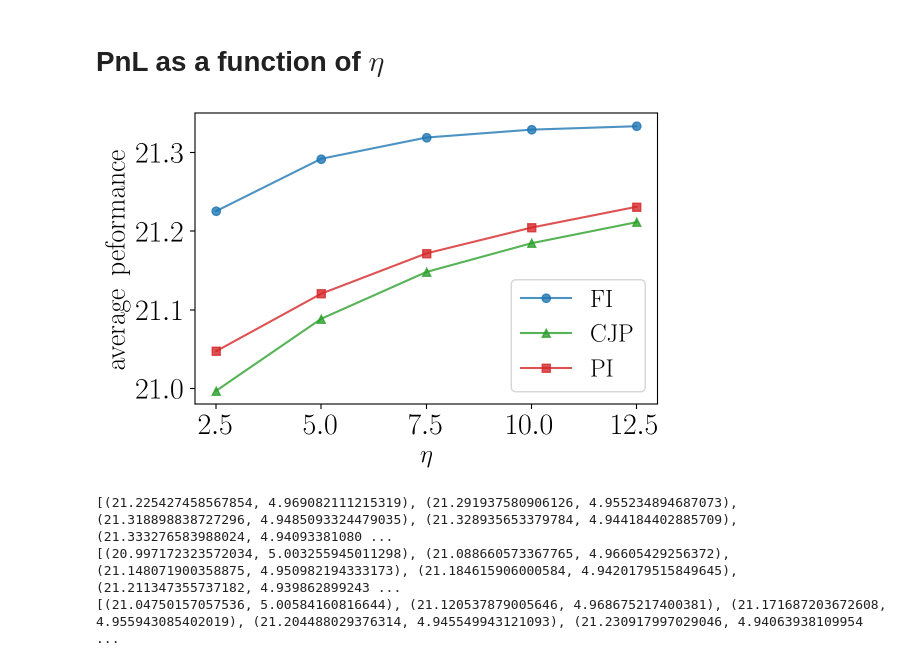
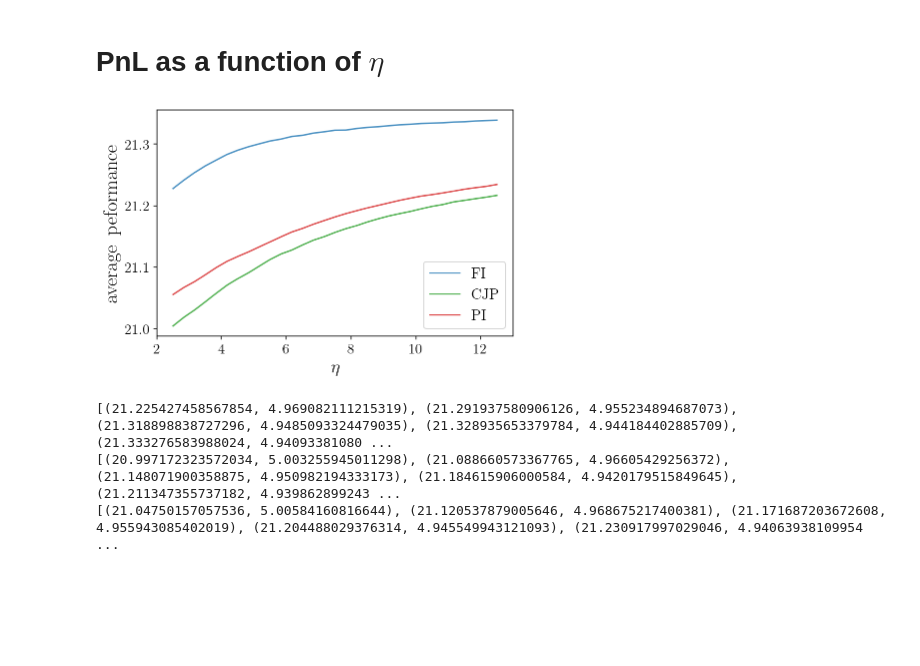
Before and after one commit to AdrienMathieu-eng/MM-with-fads, a Jupyter notebook: mm-informed-uninformed.ipynb, the cells around one changed output. Saved outputs shown, nothing was run; the diff lists cells and outputs as text; code cells hidden in the pictures; blank space fills up the shorter version.

```diff
--- a/mm-informed-uninformed.ipynb
+++ b/mm-informed-uninformed.ipynb
@@ -487,7 +483,18 @@ PnL_table_CJ_p = []
+# %%
+mm_psi =  {'q0': mm, 'q1': mm, 'q2':mm,'q3':mm,'q4':mm,'q5':mm,'q6':mm,'q7':mm,'q8':mm,'q9':mm,
+             'q10':mm,'q11':mm,'q12':mm,'q13':mm,'q14':mm,'q15':mm,'q16':mm,'q17':mm,'q18':mm,'q19':mm,
+             'q20':mm,'q21':mm,'q22':mm,'q23':mm,'q24':mm,'q25':mm,'q26':mm,'q27':mm,'q28':mm,'q29':mm,'q30':mm}
+PnL_table_FI = []
+PnL_table_PI = []
+PnL_table_CJ = []
+
+PnL_table_FI_p = []
+PnL_table_PI_p = []
+PnL_table_CJ_p = []
 # %%
 seed = 36457656
-psi_pourcentage_psi_values = np.linspace(0,2,5)
-pourc = np.linspace(0,1,5)
+psi_pourcentage_psi_values = np.linspace(0,2,31)
+pourc = np.linspace(0,1,31)
 params_env_cop = params_env.copy()
 params_env_cop['matrixCJ'] = np.array(mm_aux.get_delta_CJ_matrix())
 for iq,psi_pourcentage_value in enumerate(psi_pourcentage_psi_values):
@@ -495,9 +502,9 @@ for iq,psi_pourcentage_value in enumerate(psi_pourcentage_psi_values):
     mm_aux = utils.mm_with_fads(**params_aux)
     mm_aux.varphi= mm_aux.varphi*(2-psi_pourcentage_value)
     mm_aux.psi=psi_pourcentage_value*mm_aux.psi
-    mm_psi[f'p{iq}'] = mm_aux
+    mm_psi[f'q{iq}'] = mm_aux
     np.random.seed(seed)
-    PnL_val = mm_psi[f'p{iq}'].PnL(100_000)
+    PnL_val = mm_psi[f'q{iq}'].PnL(100_000)
     #to plot
     PnL_table_FI.append(mean_sd(PnL_val[0])[0])
     PnL_table_CJ.append(mean_sd(PnL_val[1])[0])
@@ -547,15 +546,26 @@ PnL_table_CJ_e = []
+# %%
+mm_eta =  {'q0': mm, 'q1': mm, 'q2':mm,'q3':mm,'q4':mm,'q5':mm,'q6':mm,'q7':mm,'q8':mm,'q9':mm,
+             'q10':mm,'q11':mm,'q12':mm,'q13':mm,'q14':mm,'q15':mm,'q16':mm,'q17':mm,'q18':mm,'q19':mm,
+             'q20':mm,'q21':mm,'q22':mm,'q23':mm,'q24':mm,'q25':mm,'q26':mm,'q27':mm,'q28':mm,'q29':mm,'q30':mm}
+PnL_table_FI = []
+PnL_table_PI = []
+PnL_table_CJ = []
+
+PnL_table_FI_e = []
+PnL_table_PI_e = []
+PnL_table_CJ_e = []
 # %%
 seed = 36457656
-eta_values = np.linspace(2.5,12.5,5)
+eta_values = np.linspace(2.5,12.5,31)
 params_env_cop = params_env.copy()
 params_env_cop['matrixCJ'] = np.array(mm_aux.get_delta_CJ_matrix())
 for iq,eta_value in enumerate(eta_values):
     params_aux = params_env_cop.copy()
     params_aux['eta'] = eta_value
     mm_aux = utils.mm_with_fads(**params_aux)
-    mm_eta[f'e{iq}'] = mm_aux
+    mm_eta[f'q{iq}'] = mm_aux
     np.random.seed(seed)
-    PnL_val = mm_eta[f'e{iq}'].PnL(100_000)
+    PnL_val = mm_eta[f'q{iq}'].PnL(100_000)
     #to plot
     PnL_table_FI.append(mean_sd(PnL_val[0])[0])
     PnL_table_CJ.append(mean_sd(PnL_val[1])[0])
@@ -568,19 +578,19 @@ for iq,eta_value in enumerate(eta_values):
     PnL_table_PI_e.append(mean_sd(PnL_val[2]))
 # %%
 plt.figure(figsize=(6, 4))
-plt.plot(eta_values, PnL_table_FI, label=r'$\mathrm{FI}$',alpha = 0.8, color='tab:blue', marker='o')
-plt.plot(eta_values, PnL_table_CJ, label=r'$\mathrm{CJP}$',alpha = 0.8, color='tab:green', marker='^')
-plt.plot(eta_values, PnL_table_PI, label=r'$\mathrm{PI}$',alpha = 0.8, color='tab:red', marker='s')
+plt.plot(eta_values, PnL_table_FI, label=r'$\mathrm{FI}$',alpha = 0.8, color='tab:blue')
+plt.plot(eta_values, PnL_table_CJ, label=r'$\mathrm{CJP}$',alpha = 0.8, color='tab:green')
+plt.plot(eta_values, PnL_table_PI, label=r'$\mathrm{PI}$',alpha = 0.8, color='tab:red')
 
 # Ajout des titres et légendes
 plt.xlabel('$\eta$', fontsize=fsL)
 plt.ylabel('$\mathrm{average\;\,peformance}$', fontsize=fsL+2)
 plt.legend(fontsize=fs)
 plt.tight_layout()
-plt.savefig('figures/PnL_eta.pdf', dpi = 300, format = 'pdf')
+plt.savefig('figures/PnL_eta_focus.pdf', dpi = 300, format = 'pdf')
 plt.show()
 # %% [output]
-[figure, old version]
+[figure, new version]
 # %%
 print(PnL_table_FI_e)
 print(PnL_table_CJ_e)
```
Also changed, not shown: parts of 17 cells of this notebook.
